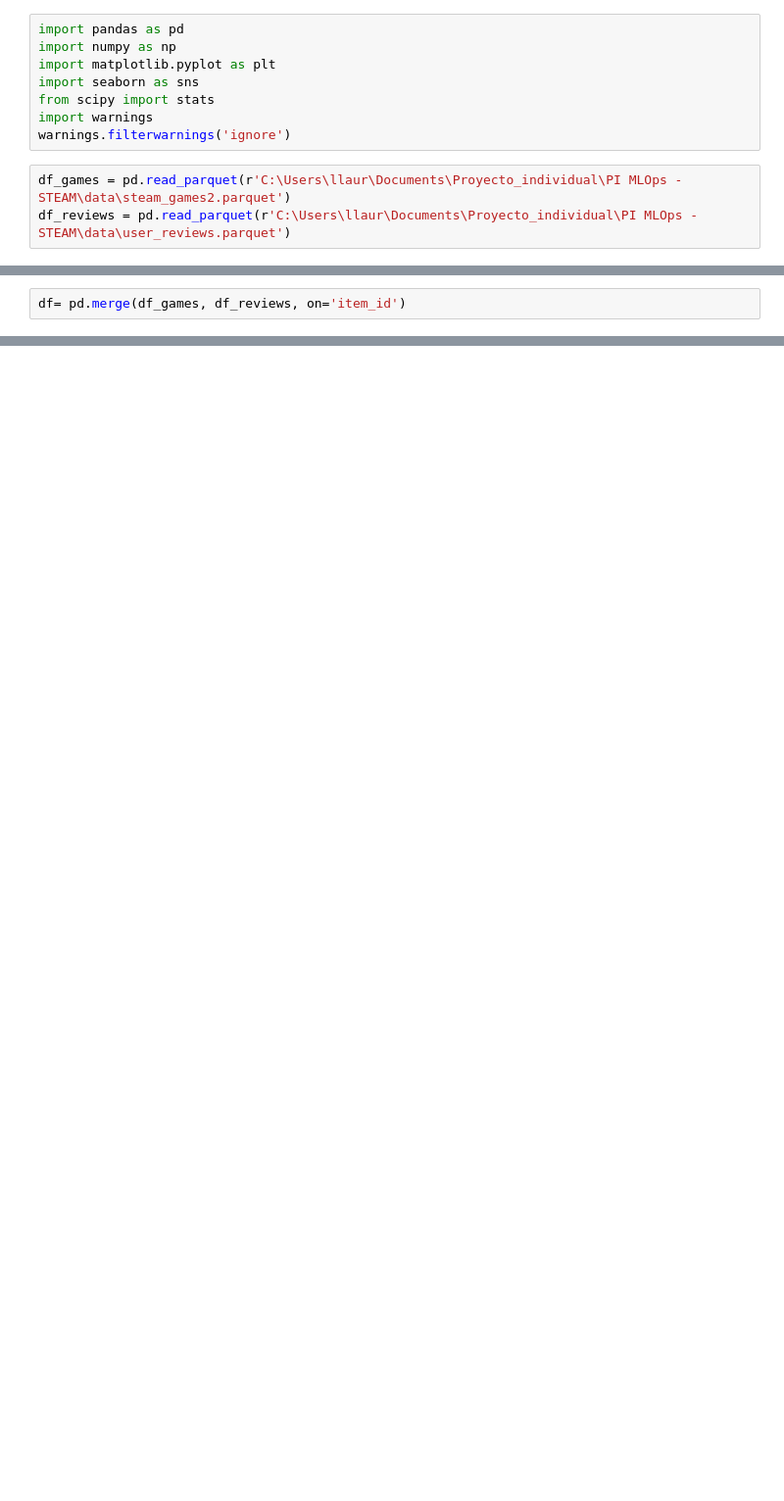
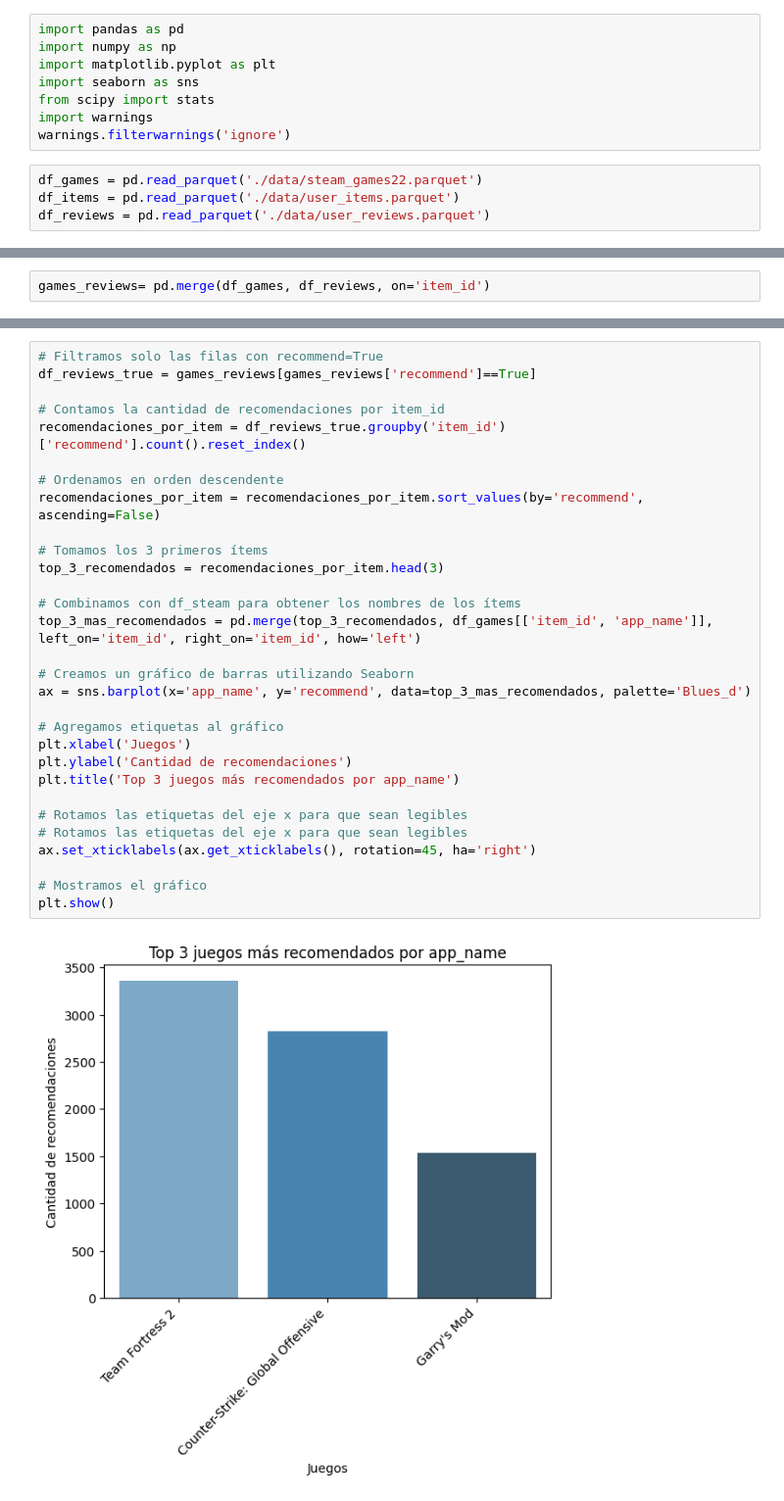
Before and after one commit to LuisLaurence23/PI-Machine-Learning, a Jupyter notebook: Eda.ipynb, the cells around one changed output, grey strips where cells are left out. Shown at 98% size. Drawn from its saved outputs; the diff is of its cells as text; blank space fills up the shorter version.

```diff
--- a/Eda.ipynb
+++ b/Eda.ipynb
@@ -7,5 +7,6 @@ from scipy import stats
 import warnings
 warnings.filterwarnings('ignore')
 # %%
-df_games = pd.read_parquet(r'C:\Users\llaur\Documents\Proyecto_individual\PI MLOps - STEAM\data\steam_games2.parquet')
-df_reviews = pd.read_parquet(r'C:\Users\llaur\Documents\Proyecto_individual\PI MLOps - STEAM\data\user_reviews.parquet')
+df_games = pd.read_parquet('./data/steam_games22.parquet')
+df_items = pd.read_parquet('./data/user_items.parquet')
+df_reviews = pd.read_parquet('./data/user_reviews.parquet')
@@ -12,2 +58,2 @@ df_reviews = pd.read_parquet(r'C:\Users\llaur\Documents\Proyecto_individual\PI M
 # %%
-df= pd.merge(df_games, df_reviews, on='item_id')
+games_reviews= pd.merge(df_games, df_reviews, on='item_id')
@@ -96,0 +67,32 @@ posted_year | 0.0 | int64
+# %%
+# Filtramos solo las filas con recommend=True
+df_reviews_true = games_reviews[games_reviews['recommend']==True]
+
+# Contamos la cantidad de recomendaciones por item_id
+recomendaciones_por_item = df_reviews_true.groupby('item_id')['recommend'].count().reset_index()
+
+# Ordenamos en orden descendente
+recomendaciones_por_item = recomendaciones_por_item.sort_values(by='recommend', ascending=False)
+
+# Tomamos los 3 primeros ítems
+top_3_recomendados = recomendaciones_por_item.head(3)
+
+# Combinamos con df_steam para obtener los nombres de los ítems
+top_3_mas_recomendados = pd.merge(top_3_recomendados, df_games[['item_id', 'app_name']], left_on='item_id', right_on='item_id', how='left')
+
+# Creamos un gráfico de barras utilizando Seaborn
+ax = sns.barplot(x='app_name', y='recommend', data=top_3_mas_recomendados, palette='Blues_d')
+
+# Agregamos etiquetas al gráfico
+plt.xlabel('Juegos')
+plt.ylabel('Cantidad de recomendaciones')
+plt.title('Top 3 juegos más recomendados por app_name')
+
+# Rotamos las etiquetas del eje x para que sean legibles
+# Rotamos las etiquetas del eje x para que sean legibles
+ax.set_xticklabels(ax.get_xticklabels(), rotation=45, ha='right')
+
+# Mostramos el gráfico
+plt.show()
+# %% [output]
+[figure, added]
```
Also changed, not shown: parts of 26 cells of this notebook, 8 other files.
